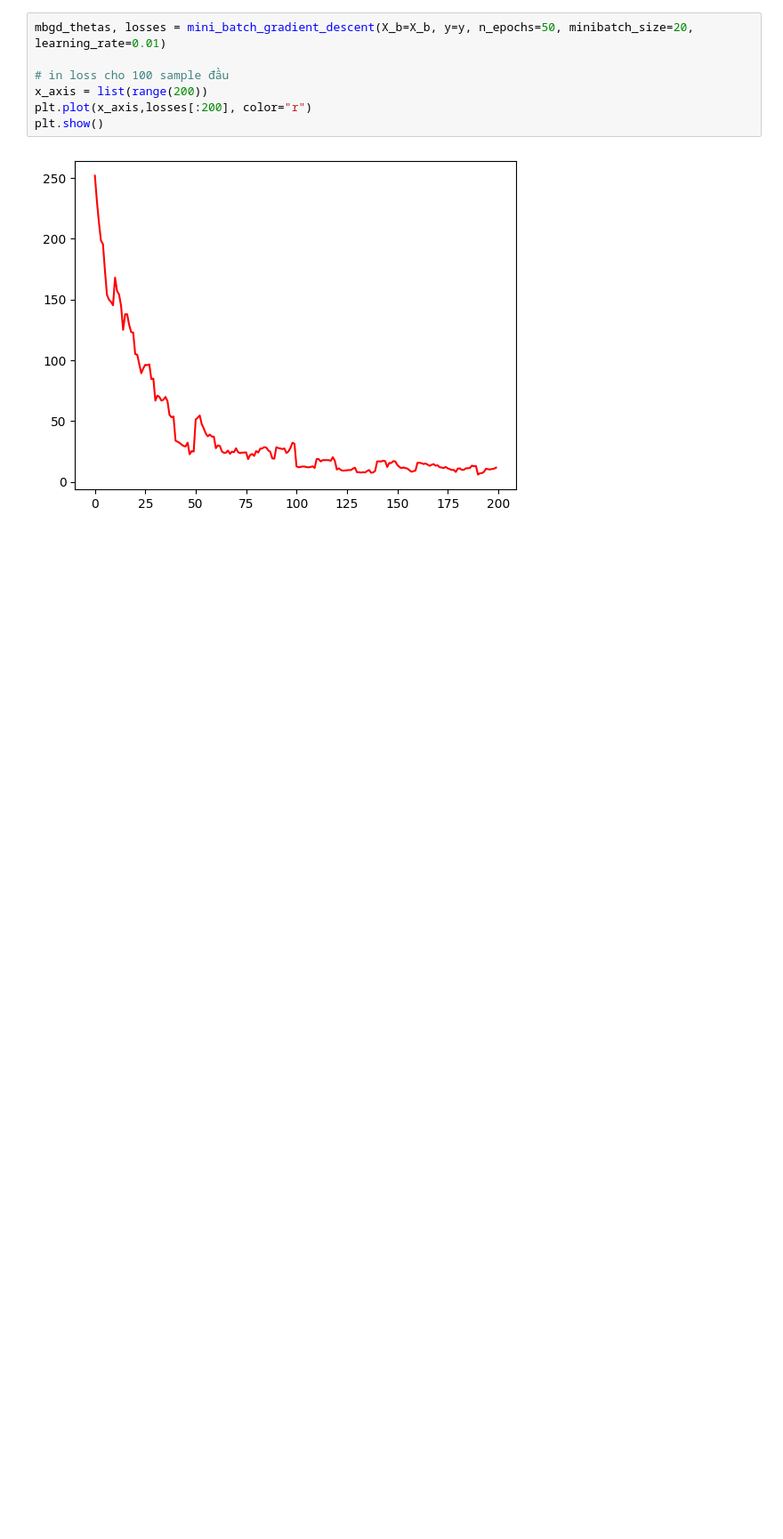
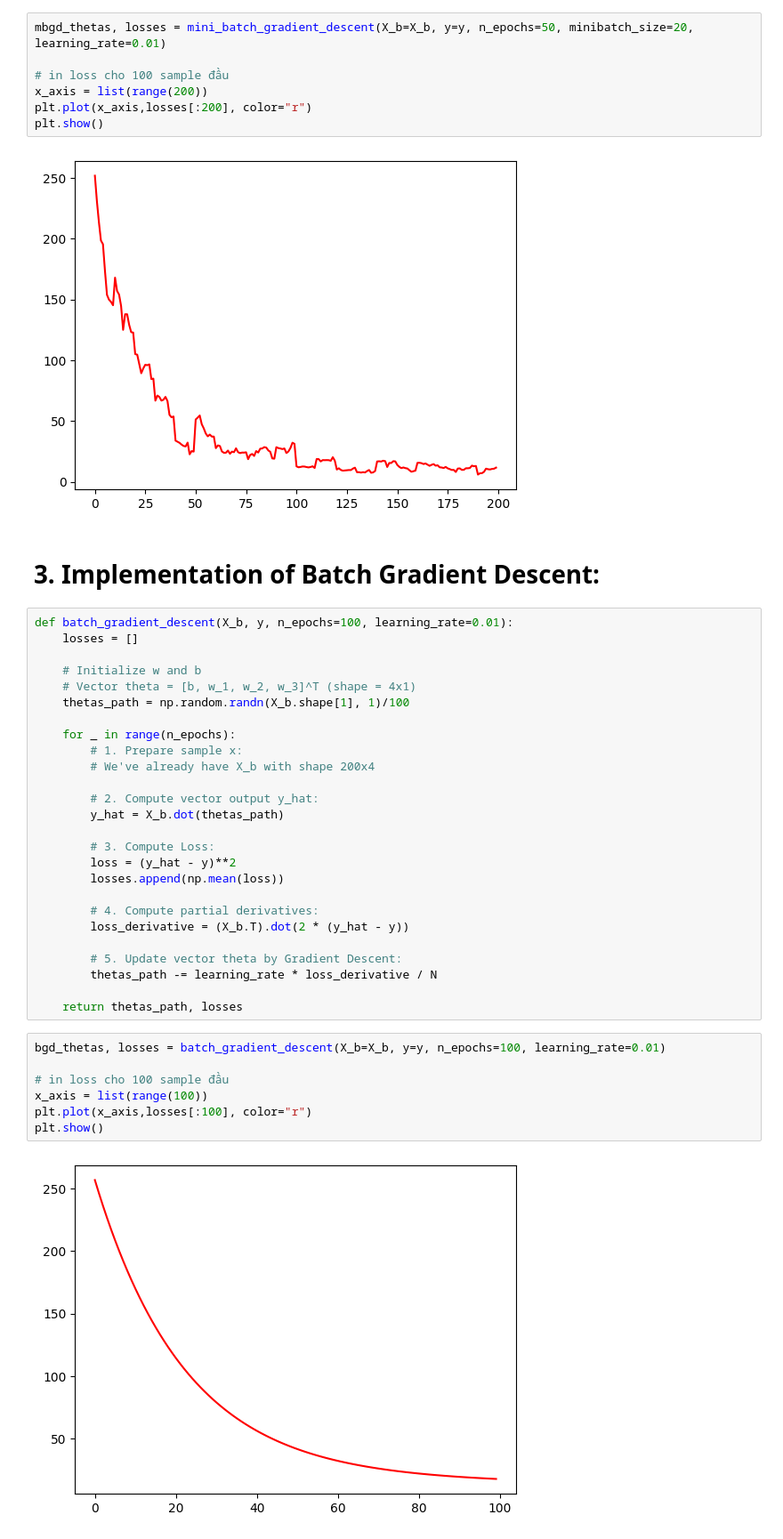
Before and after one commit to thinhnguyen0311/gradient_descent_implementation_with_only_numpy, a Jupyter notebook: linear_regression_implementation_with_only_numpy.ipynb, the cells around one changed output. Shown at 89% size. Cells and saved outputs as stored; diff of their text form; blank space fills up the shorter version.

Commit message:
Batch Gradient Descent.

```diff
--- a/linear_regression_implementation_with_only_numpy.ipynb
+++ b/linear_regression_implementation_with_only_numpy.ipynb
@@ -153,3 +153,40 @@ plt.plot(x_axis,losses[:200], color="r")
 plt.show()
 # %% [output]
 [figure]
+# %% [markdown]
+# 3. Implementation of Batch Gradient Descent:
+# %%
+def batch_gradient_descent(X_b, y, n_epochs=100, learning_rate=0.01):
+    losses = []
+
+    # Initialize w and b
+    # Vector theta = [b, w_1, w_2, w_3]^T (shape = 4x1)
+    thetas_path = np.random.randn(X_b.shape[1], 1)/100
+
+    for _ in range(n_epochs):
+        # 1. Prepare sample x:
+        # We've already have X_b with shape 200x4
+
+        # 2. Compute vector output y_hat:
+        y_hat = X_b.dot(thetas_path)
+
+        # 3. Compute Loss:
+        loss = (y_hat - y)**2
+        losses.append(np.mean(loss))
+
+        # 4. Compute partial derivatives:
+        loss_derivative = (X_b.T).dot(2 * (y_hat - y))
+
+        # 5. Update vector theta by Gradient Descent:
+        thetas_path -= learning_rate * loss_derivative / N
+
+    return thetas_path, losses
+# %%
+bgd_thetas, losses = batch_gradient_descent(X_b=X_b, y=y, n_epochs=100, learning_rate=0.01)
+
+# in loss cho 100 sample đầu
+x_axis = list(range(100))
+plt.plot(x_axis,losses[:100], color="r")
+plt.show()
+# %% [output]
+[figure, added]
```
